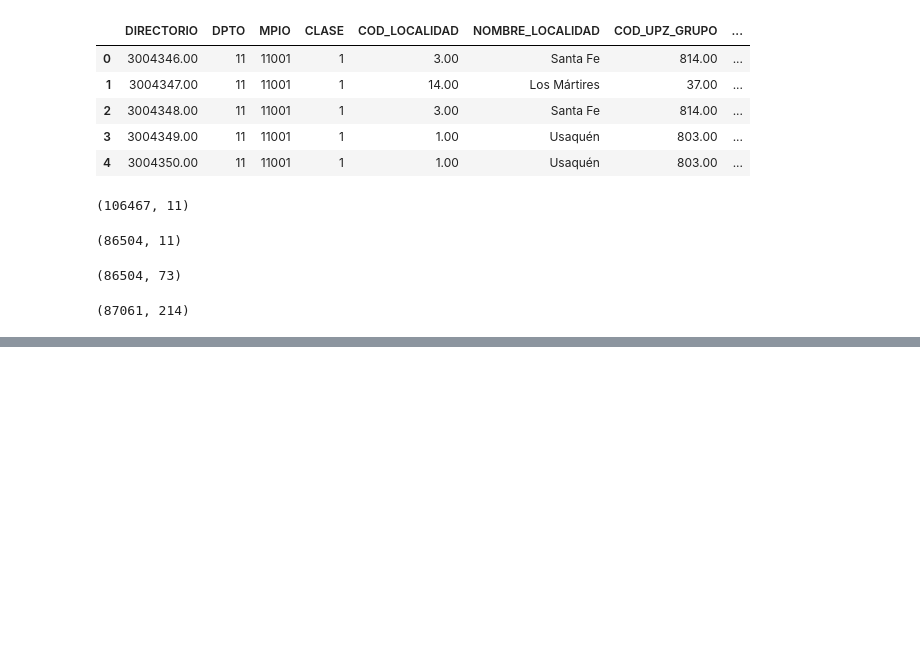
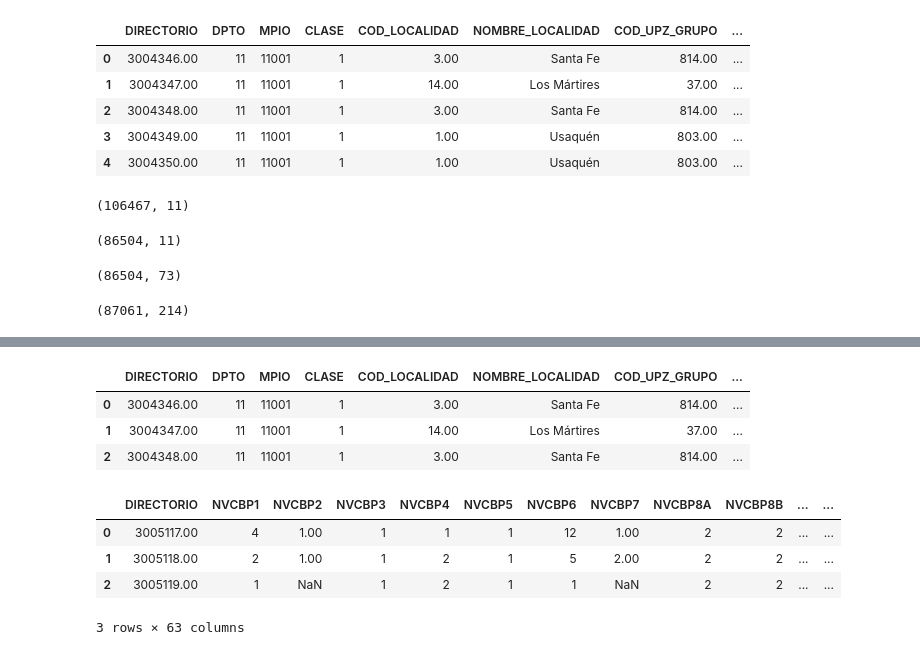
Before and after one commit to Julidmz/Data_Inmersion, a Jupyter notebook: DATA_INMERSION_AULA_3.ipynb, the cells around one changed output, grey strips where cells are left out. Saved outputs shown, nothing was run; the diff lists cells and outputs as text; code cells hidden in the pictures; blank space fills up the shorter version.

```diff
--- a/DATA_INMERSION_AULA_3.ipynb
+++ b/DATA_INMERSION_AULA_3.ipynb
@@ -281,0 +304,15 @@ datos_dane.shape
+# %%
+datos_a.head(3)
+# %% [output]
+|  | DIRECTORIO | DPTO | MPIO | CLASE | COD_LOCALIDAD | NOMBRE_LOCALIDAD | COD_UPZ_GRUPO | ... |
+| 0 | 3004346.00 | 11 | 11001 | 1 | 3.00 | Santa Fe | 814.00 | ... |
+| 1 | 3004347.00 | 11 | 11001 | 1 | 14.00 | Los Mártires | 37.00 | ... |
+| 2 | 3004348.00 | 11 | 11001 | 1 | 3.00 | Santa Fe | 814.00 | ... |
+# %%
+datos_b.head(3)
+# %% [output]
+|  | DIRECTORIO | NVCBP1 | NVCBP2 | NVCBP3 | NVCBP4 | NVCBP5 | NVCBP6 | NVCBP7 | NVCBP8A | NVCBP8B | ... | ... |
+| 0 | 3005117.00 | 4 | 1.00 | 1 | 1 | 1 | 12 | 1.00 | 2 | 2 | ... | ... |
+| 1 | 3005118.00 | 2 | 1.00 | 1 | 2 | 1 | 5 | 2.00 | 2 | 2 | ... | ... |
+| 2 | 3005119.00 | 1 | NaN | 1 | 2 | 1 | 1 | NaN | 2 | 2 | ... | ... |
+3 rows × 63 columns
```
Also changed, not shown: parts of 18 cells of this notebook.
